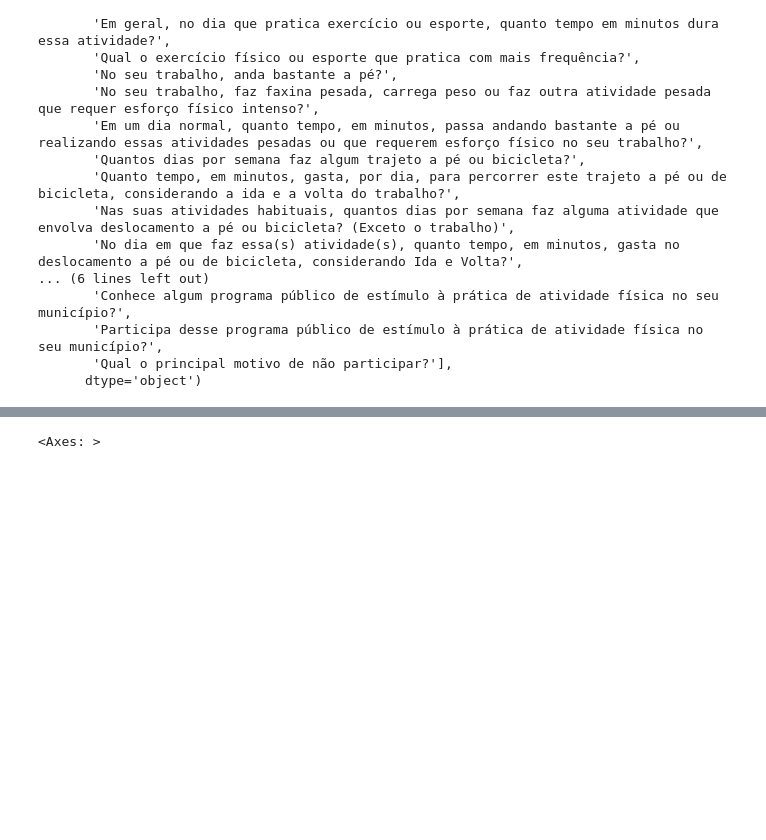
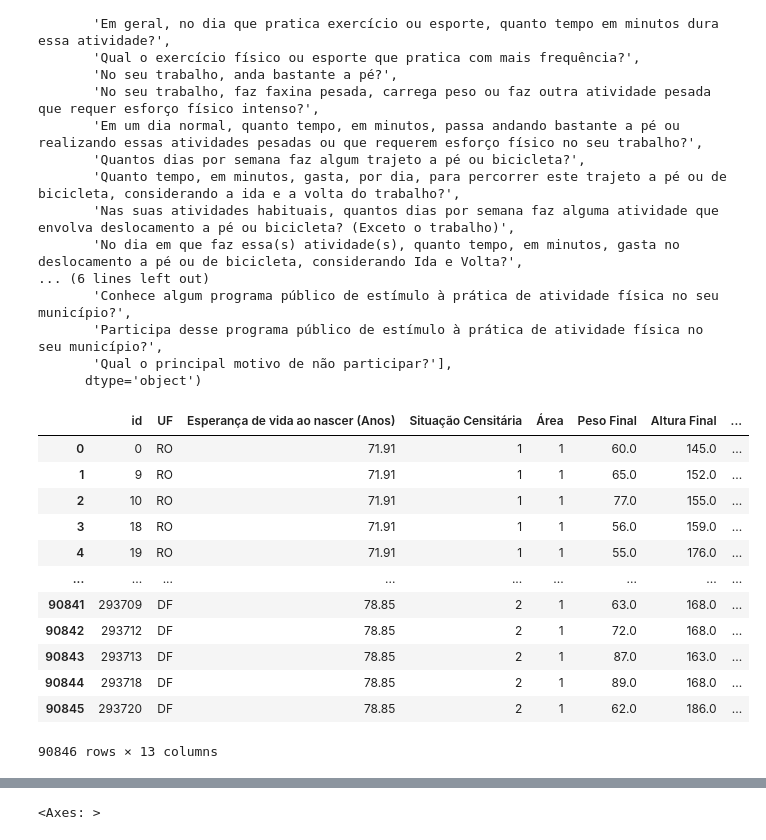
Before and after one commit to maafinotti/TCC-PNS, a Jupyter notebook: PNS_exercicio_fisico.ipynb, the cells around one changed output, grey strips where cells are left out. Drawn from its saved outputs; the diff is of its cells as text; code cells hidden in the pictures; blank space fills up the shorter version.

```diff
--- a/PNS_exercicio_fisico.ipynb
+++ b/PNS_exercicio_fisico.ipynb
@@ -47,3 +47,19 @@ df_exercicio = df_exercicio.drop(columns = ['Em geral, no dia que pratica exerc
+# %%
+df_exercicio
+# %% [output]
+|  | id | UF | Esperança de vida ao nascer (Anos) | Situação Censitária | Área | Peso Final | Altura Final | ... |
+| 0 | 0 | RO | 71.91 | 1 | 1 | 60.0 | 145.0 | ... |
+| 1 | 9 | RO | 71.91 | 1 | 1 | 65.0 | 152.0 | ... |
+| 2 | 10 | RO | 71.91 | 1 | 1 | 77.0 | 155.0 | ... |
+| 3 | 18 | RO | 71.91 | 1 | 1 | 56.0 | 159.0 | ... |
+| 4 | 19 | RO | 71.91 | 1 | 1 | 55.0 | 176.0 | ... |
+| ... | ... | ... | ... | ... | ... | ... | ... | ... |
+| 90841 | 293709 | DF | 78.85 | 2 | 1 | 63.0 | 168.0 | ... |
+| 90842 | 293712 | DF | 78.85 | 2 | 1 | 72.0 | 168.0 | ... |
+| 90843 | 293713 | DF | 78.85 | 2 | 1 | 87.0 | 163.0 | ... |
+| 90844 | 293718 | DF | 78.85 | 2 | 1 | 89.0 | 168.0 | ... |
+| 90845 | 293720 | DF | 78.85 | 2 | 1 | 62.0 | 186.0 | ... |
+90846 rows × 13 columns
 # %%
 df_corr = df_exercicio.drop(columns = ['UF', 'Está grávida?', 'Qual o exercício físico ou esporte que pratica com mais frequência?', 'Qual o principal motivo de não participar?'])
 # %%
```
Also changed, not shown: parts of 1 cell of this notebook, 2 other files.
